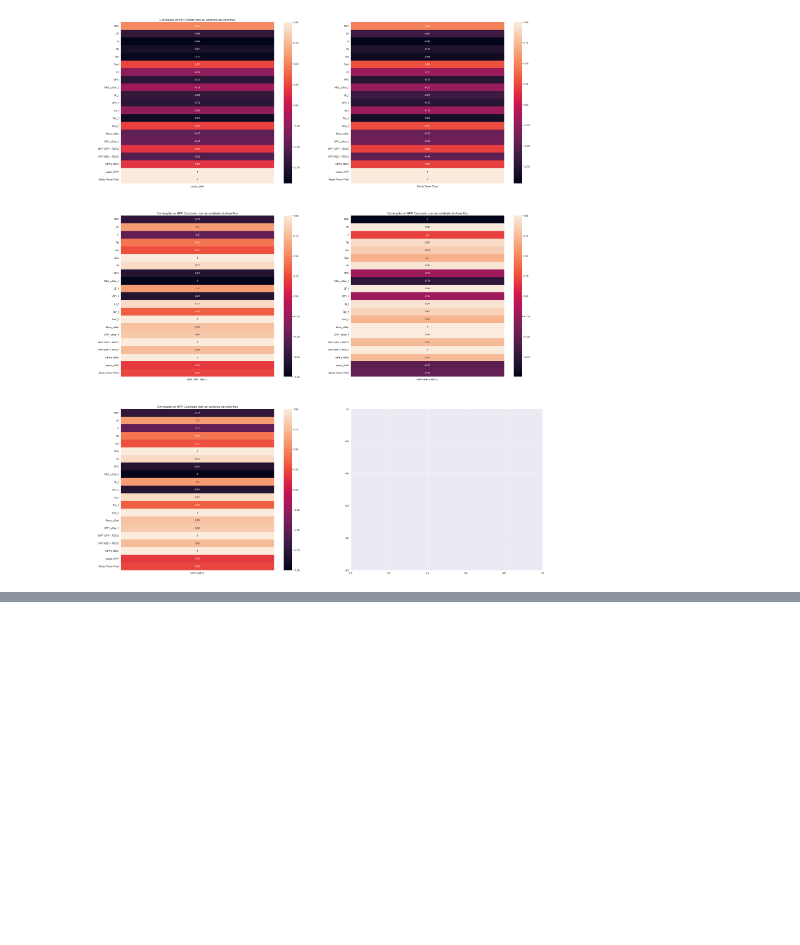
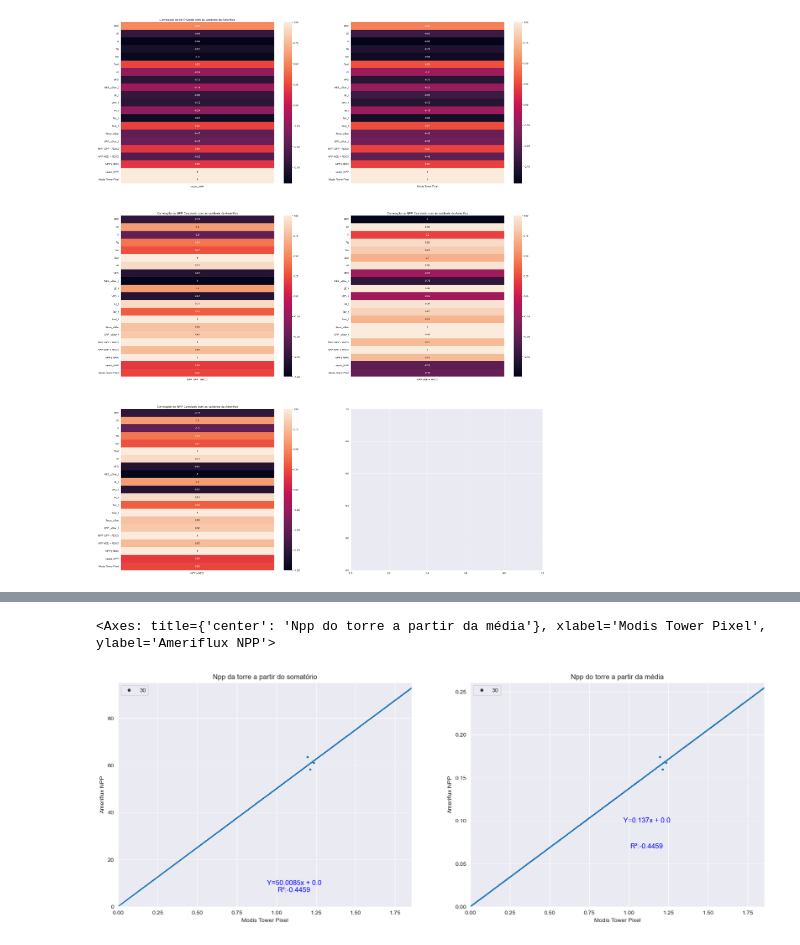
Before and after one commit to albert-santos/remote-sensing, a Jupyter notebook: Jean/Santarem/Comparacao_Santarem_Modis.ipynb, the cells around one changed output, grey strips where cells are left out. Cells and saved outputs as stored; diff of their text form; code cells hidden in the pictures; blank space fills up the shorter version.

```diff
--- a/Jean/Santarem/Comparacao_Santarem_Modis.ipynb
+++ b/Jean/Santarem/Comparacao_Santarem_Modis.ipynb
@@ -365,0 +401,15 @@ plt.show()
+# %%
+def modis_npp(modis_data,anos):
+
+    modis_data = modis.loc[modis[2].isin([f'A{anos[0]}001',f'A{anos[1]}001',f'A{anos[2]}001'])].copy().drop([0,1,3,4],axis=1).reset_index().drop('index',axis=1)
+
+    modis_data.index = modis_data[2].apply(lambda x:pd.to_datetime(x[1:],format='%Y%j'))
+
+    modis_data = modis_data.drop(2,axis=1)
+
+    modis_data = modis_data[[149]]
+
+    return modis_data
+
+modis_data_tower = modis_npp(modis,[2009,2010,2011])
+npp_anos_seguintes = modis_npp(modis,[2010,2011,2012])
@@ -365,0 +454,34 @@ plt.show()
+# %%
+npp_dataframe = {
+    'Ameriflux NPP':Npp_ameriflux['Npp'].resample('Y').sum().values,
+    'Modis Tower Pixel': modis_data_tower[149].values
+}
+fig, ax = plt.subplots(1,2, figsize=(20, 7))
+data = pd.DataFrame(npp_dataframe)
+
+sns.set_style('darkgrid')
+
+eixo_x = 'Modis Tower Pixel'
+eixo_y = 'Ameriflux NPP'
+
+xlabel = 'Modis Tower Pixel'
+ylabel = 'Ameriflux NPP'
+
+title = 'Npp da torre a partir do somatório'
+
+reg_graph_subplot(eixo_x,eixo_y,sct_size=30,data=data,xlabel=xlabel,ylabel=ylabel,title=title,legend_visibility=False,reg_from_start=True,offset_txt_x=0.1,offset_txt_y=10,axes=ax,subplot_num=1,fit_intercept=False)
+
+
+npp_dataframe = {
+    'Ameriflux NPP':Npp_ameriflux['Npp'].resample('Y').mean().values,
+    'Modis Tower Pixel': modis_data_tower[149].values
+}
+data = pd.DataFrame(npp_dataframe)
+
+
+title = 'Npp do torre a partir da média'
+
+reg_graph_subplot(eixo_x,eixo_y,sct_size=30,data=data,xlabel=xlabel,ylabel=ylabel,title=title,legend_visibility=False,reg_from_start=True,offset_txt_x=0.1,offset_txt_y=0.1,axes=ax,subplot_num=2,fit_intercept=False)
+# %% [output]
+<Axes: title={'center': 'Npp do torre a partir da média'}, xlabel='Modis Tower Pixel', ylabel='Ameriflux NPP'>
+[figure, added]
```
Also changed, not shown: parts of 21 cells of this notebook.
